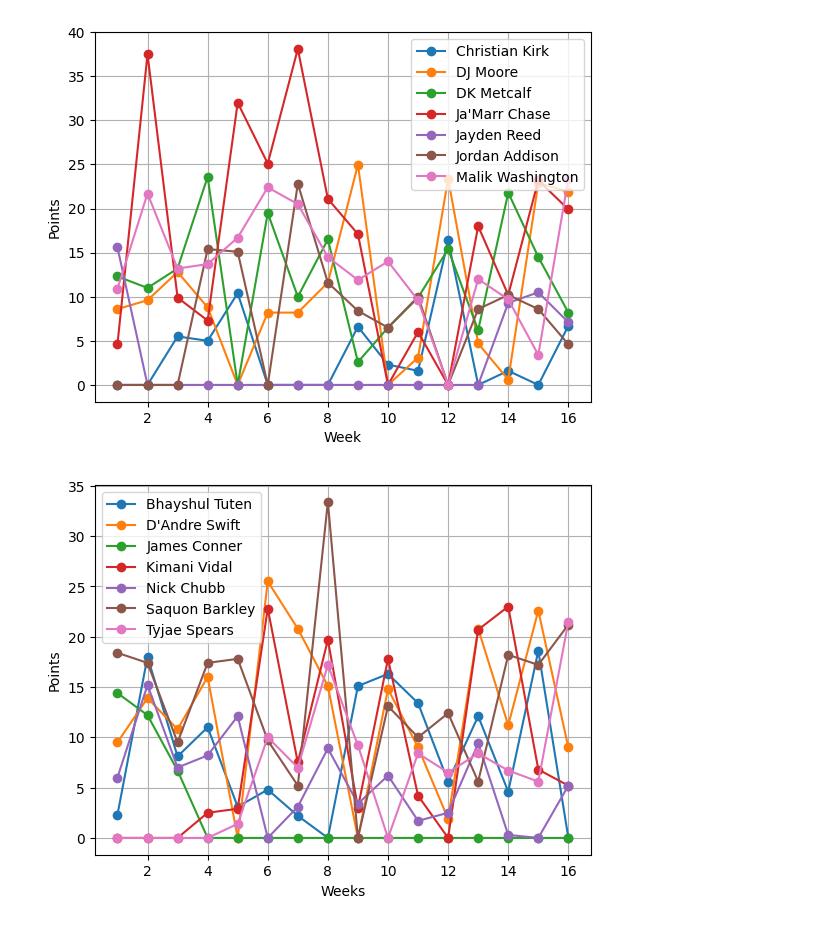
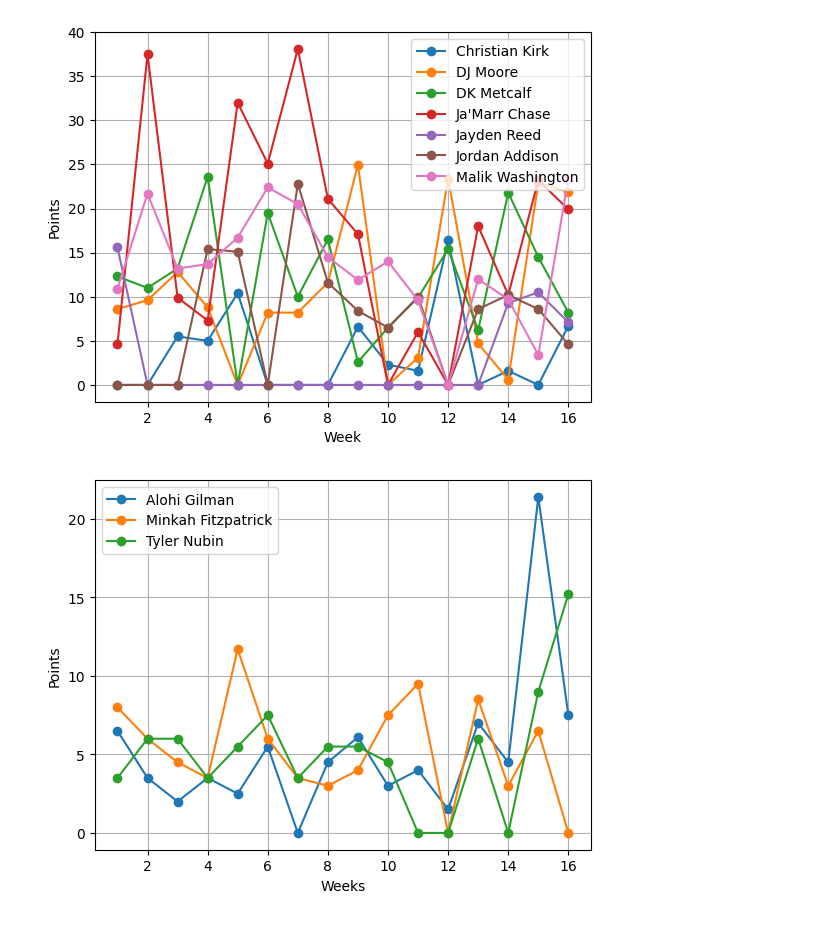
Before and after one commit to AidanNowa/fantasy_football_analytics, a Jupyter notebook: notebooks/function_testing.ipynb, the cells around one changed output. Saved outputs shown, nothing was run; the diff lists cells and outputs as text; code cells hidden in the pictures.

```diff
--- a/notebooks/function_testing.ipynb
+++ b/notebooks/function_testing.ipynb
@@ -124,11 +123,11 @@ plt.show()
 # %% [output]
 [figure]
 # %%
-rbs = get_position_stats(team_stats, 'RB')
+rbs = get_position_stats(team_stats, 'DB')
 rb_weekly = get_weekly_totals(league, rbs)
 create_weekly_line_graph(rb_weekly, 'Weeks', 'Points')
 # %% [output]
-[figure, old version]
+[figure, new version]
 # %%
 # df = pd.read_csv('/Users/your_user_name/Documents/Projects/my_project_1.csv')
 projections = pd.read_csv('/home/anowakowski/programming/boot-dev-work/fantasy_football_analytics/data/projections_2025.csv')
```
Also changed, not shown: parts of 15 cells of this notebook, 5 other files.
